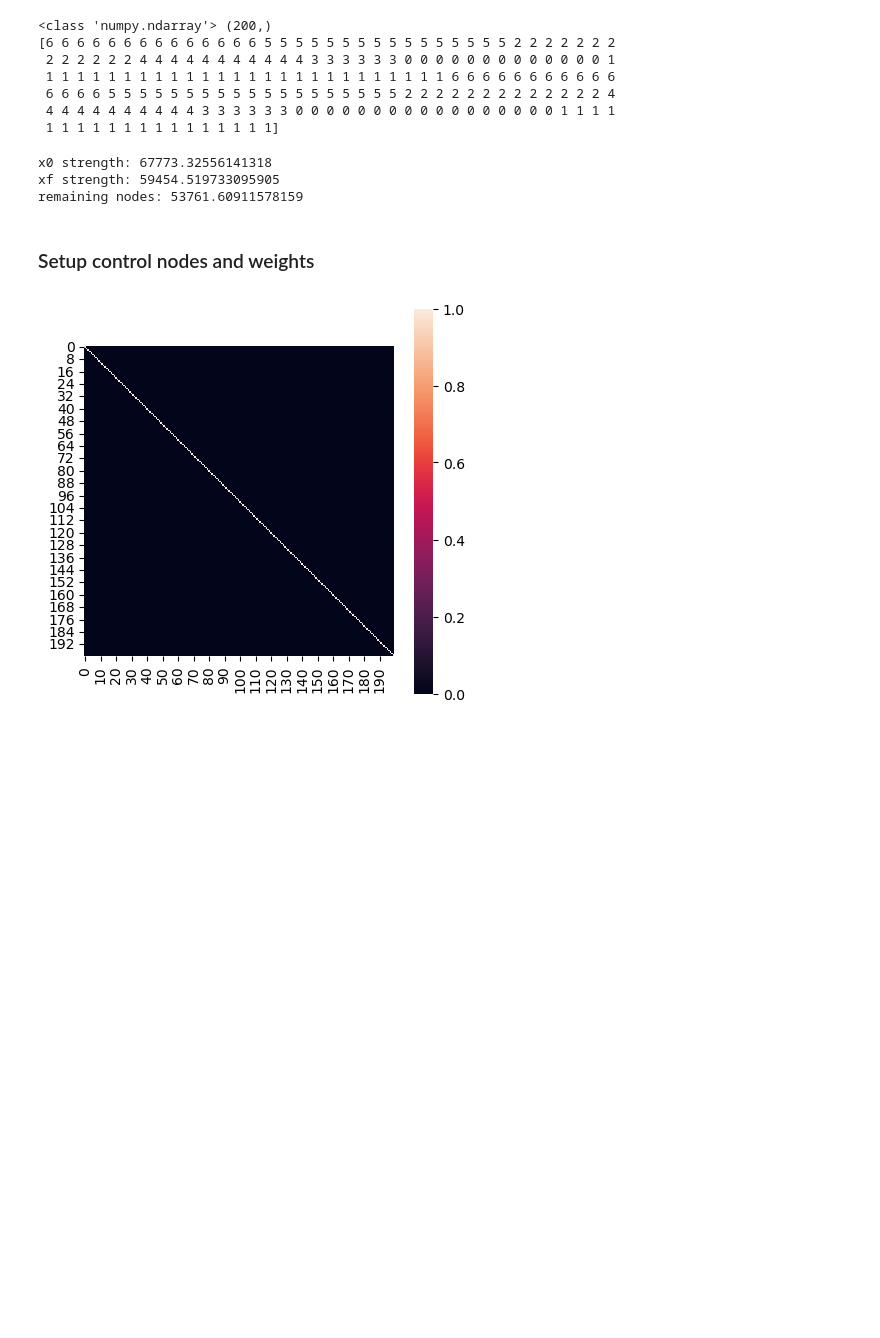
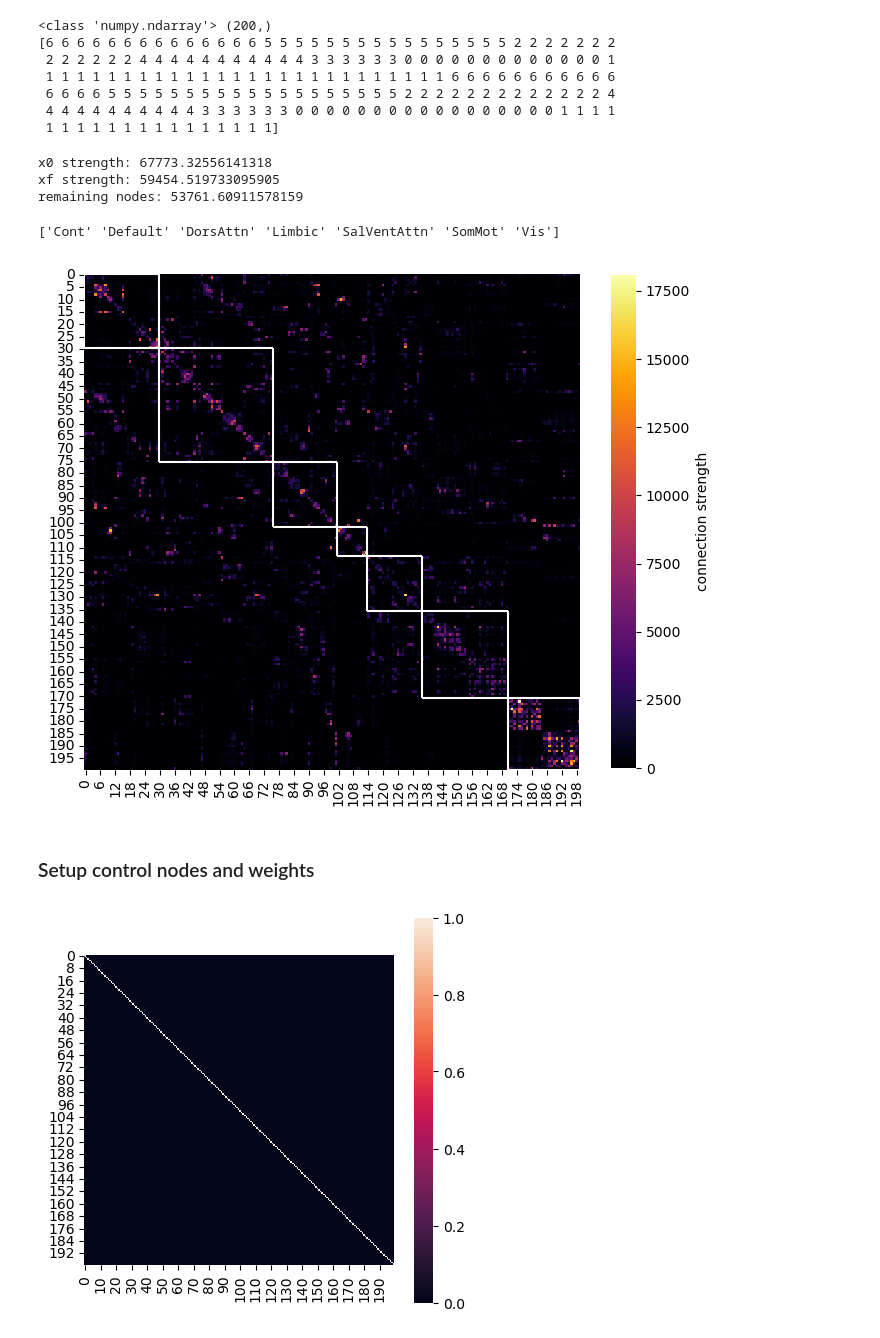
Before and after one commit to LindenParkesLab/nctpy, a Jupyter notebook: scripts/path_a_control_energy_binary.ipynb, the cells around one changed output. Cells and saved outputs as stored; diff of their text form; code cells hidden in the pictures; blank space fills up the shorter version.

```diff
--- a/scripts/path_a_control_energy_binary.ipynb
+++ b/scripts/path_a_control_energy_binary.ipynb
@@ -100,6 +101,19 @@ remaining nodes: 53761.60911578159
 # normalize state magnitude
 x0 = normalize_state(x0)
 xf = normalize_state(xf)
+# %%
+# plot A matrix
+sl = pd.Series(system_labels)
+sl.sort_values(ascending=True, inplace=True)
+f, ax = plt.subplots(figsize=(8, 8))
+sns.heatmap(A[sl.index, :][:, sl.index], ax=ax, square=True, cmap='inferno',
+            cbar_kws={'label': 'connection strength', 'shrink': 0.8})
+add_module_lines(sl, ax)
+f.savefig(os.path.join(resultsdir, 'A.png'), dpi=600, bbox_inches='tight', pad_inches=0.01)
+plt.show()
+# %% [output]
+['Cont' 'Default' 'DorsAttn' 'Limbic' 'SalVentAttn' 'SomMot' 'Vis']
+[figure, added]
 # %% [markdown]
 ### Setup control nodes and weights
 # %%
```
Also changed, not shown: parts of 9 cells of this notebook.
